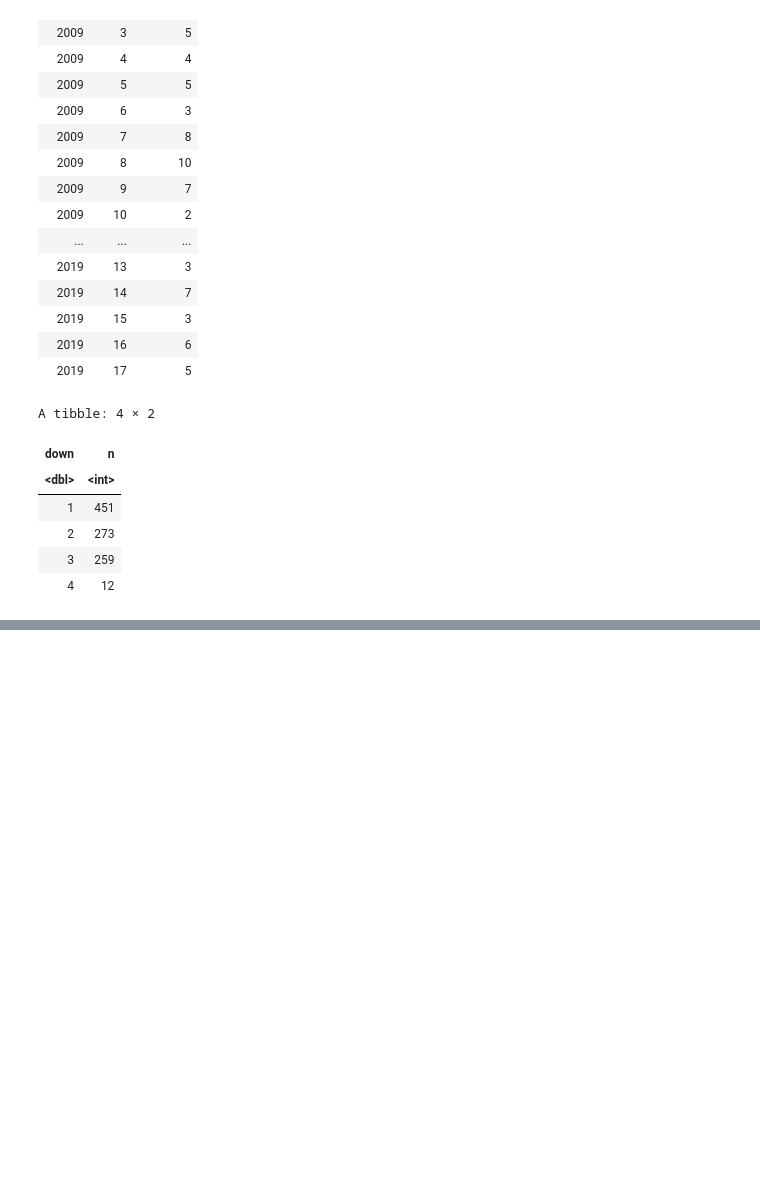
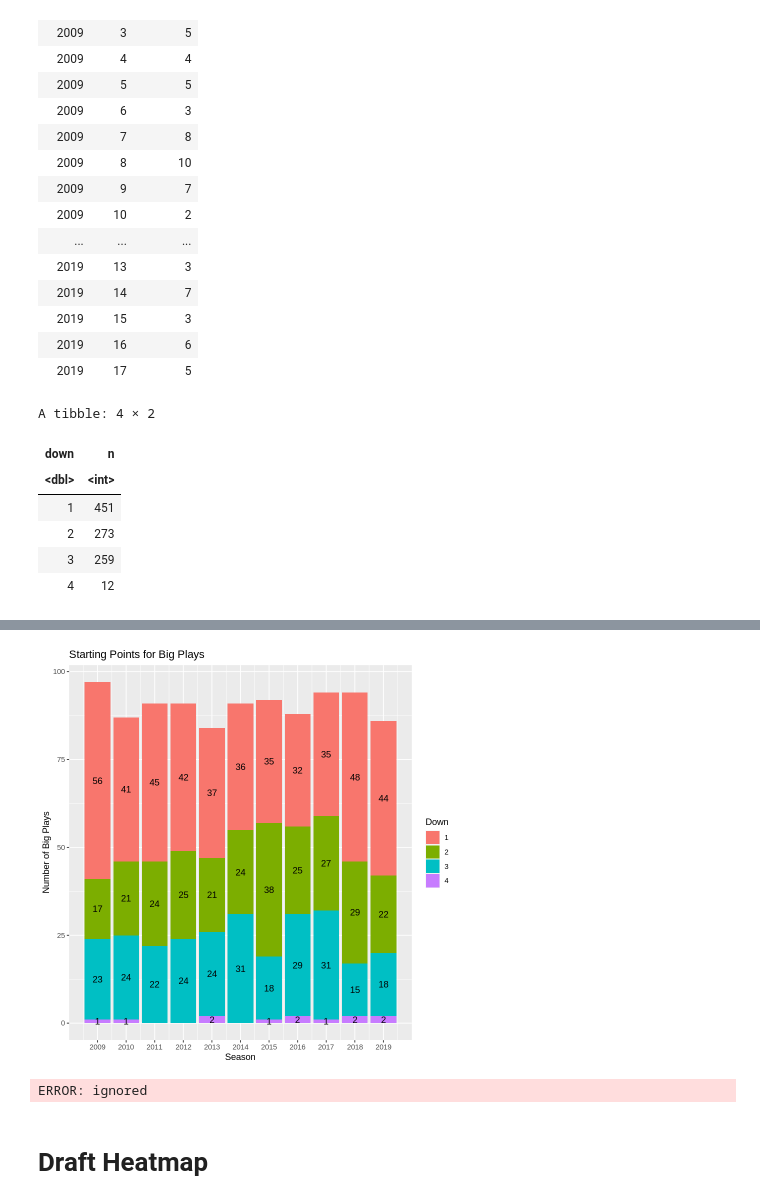
Before and after one commit to rennerm1/NFL-Data-Science-Project, a Jupyter notebook: Untitled6.ipynb, the cells around one changed output, grey strips where cells are left out. Saved outputs shown, nothing was run; the diff lists cells and outputs as text; code cells hidden in the pictures; blank space fills up the shorter version.

```diff
--- a/Untitled6.ipynb
+++ b/Untitled6.ipynb
@@ -318,3 +326,10 @@ A tibble: 4 × 2
 | 2 | 273 |
 | 3 | 259 |
 | 4 | 12 |
+# %%
+big_plays_season <- pbp_all %>%
+filter(touchdown==1, yards_gained >=50)%>%
+group_by(season, down) %>%
+count(down) %>%
+ungroup()
+big_plays_season
@@ -320,0 +379,31 @@ A tibble: 4 × 2
+# %%
+bps <- ggplot(data= big_plays_season,
+        aes(x= season, y=n , fill = as.factor(down), label=n))+
+        geom_bar(position = "stack", stat = "identity") +
+        scale_x_continuous(breaks=seq(2009,2019))+
+        labs(title = "Starting Points for Big Plays",
+            x = "Season",
+            y = "Number of Big Plays",
+            fill = "Down") +
+            geom_text(aes(label=n),position = position_stack(vjust = 0.5))
+bps
+# %% [output]
+[figure, added]
+# %%
+bps <- ggplot(data= big_plays_season,
+        aes(x= season, y=n , fill = as.factor(down), label=n))+
+        geom_bar(position = "fill", stat = "identity")+
+        scale_x_continuous(breaks=seq(2009,2019))+
+        labs(title="Starting Points for Big Plays",
+             subtitle="Relative Values",
+             x="season",
+             y="Percentage of Big Plays",
+             fill= "Down")+
+             geom_label(stat="fill_labels")
+
+
+bps
+# %% [output]
+ERROR: ignored
+# %% [markdown]
+# **Draft Heatmap**
```
Also changed, not shown: parts of 4 cells of this notebook.
